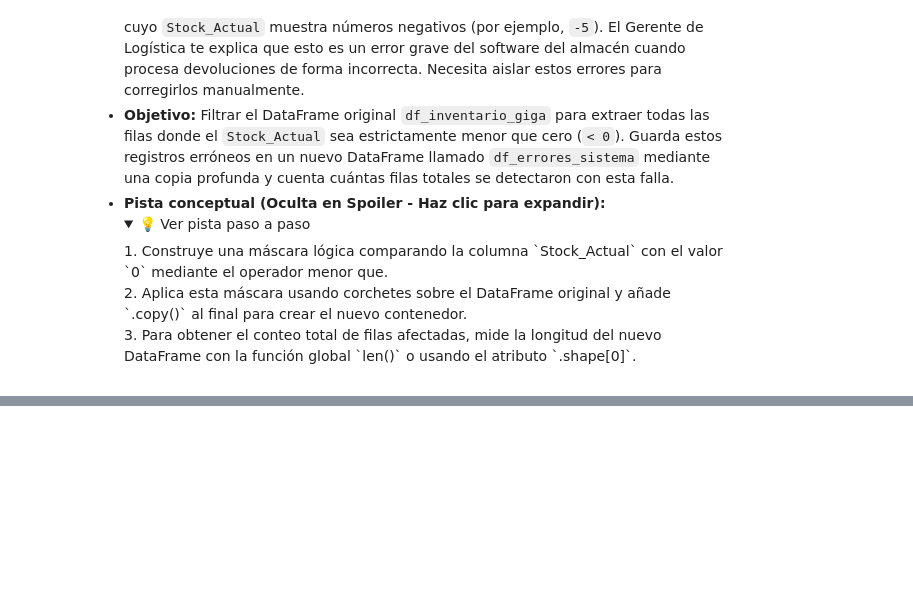
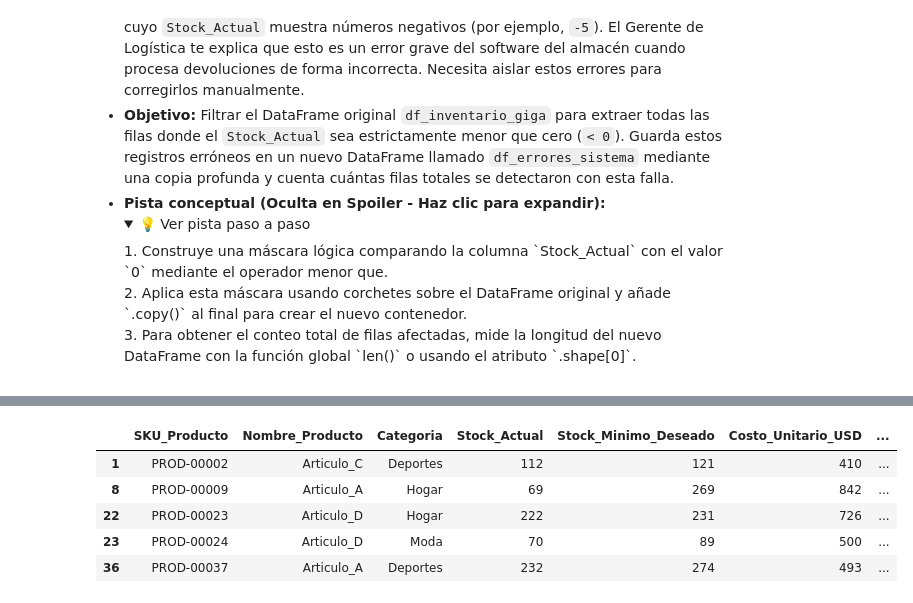
Before and after one commit to NandoRR77/Ejercicios-Practica-Python, a Jupyter notebook: Ciencia de datos/5. Laboratorio Inventarios y Fraudes/laboratorio_inventarios_fraudes.ipynb, the cells around one changed output, grey strips where cells are left out. Drawn from its saved outputs; the diff is of its cells as text; code cells hidden in the pictures; folded sections open; blank space fills up the shorter version.

```diff
--- a/Ciencia de datos/5. Laboratorio Inventarios y Fraudes/laboratorio_inventarios_fraudes.ipynb
+++ b/Ciencia de datos/5. Laboratorio Inventarios y Fraudes/laboratorio_inventarios_fraudes.ipynb
@@ -380,0 +461,11 @@ df_alerta_reabastecimiento.head(5)
+# %%
+#Crear columna Inversión_Requerida_USD
+df_alerta_reabastecimiento['Inversión_Requerida_USD'] = (df_alerta_reabastecimiento['Déficit_Piezas'] * df_alerta_reabastecimiento['Costo_Unitario_USD'])
+df_alerta_reabastecimiento.head(5)
+# %% [output]
+|  | SKU_Producto | Nombre_Producto | Categoria | Stock_Actual | Stock_Minimo_Deseado | Costo_Unitario_USD | ... |
+| 1 | PROD-00002 | Articulo_C | Deportes | 112 | 121 | 410 | ... |
+| 8 | PROD-00009 | Articulo_A | Hogar | 69 | 269 | 842 | ... |
+| 22 | PROD-00023 | Articulo_D | Hogar | 222 | 231 | 726 | ... |
+| 23 | PROD-00024 | Articulo_D | Moda | 70 | 89 | 500 | ... |
+| 36 | PROD-00037 | Articulo_A | Deportes | 232 | 274 | 493 | ... |
```
Also changed, not shown: parts of 10 cells of this notebook, 3 other files.
